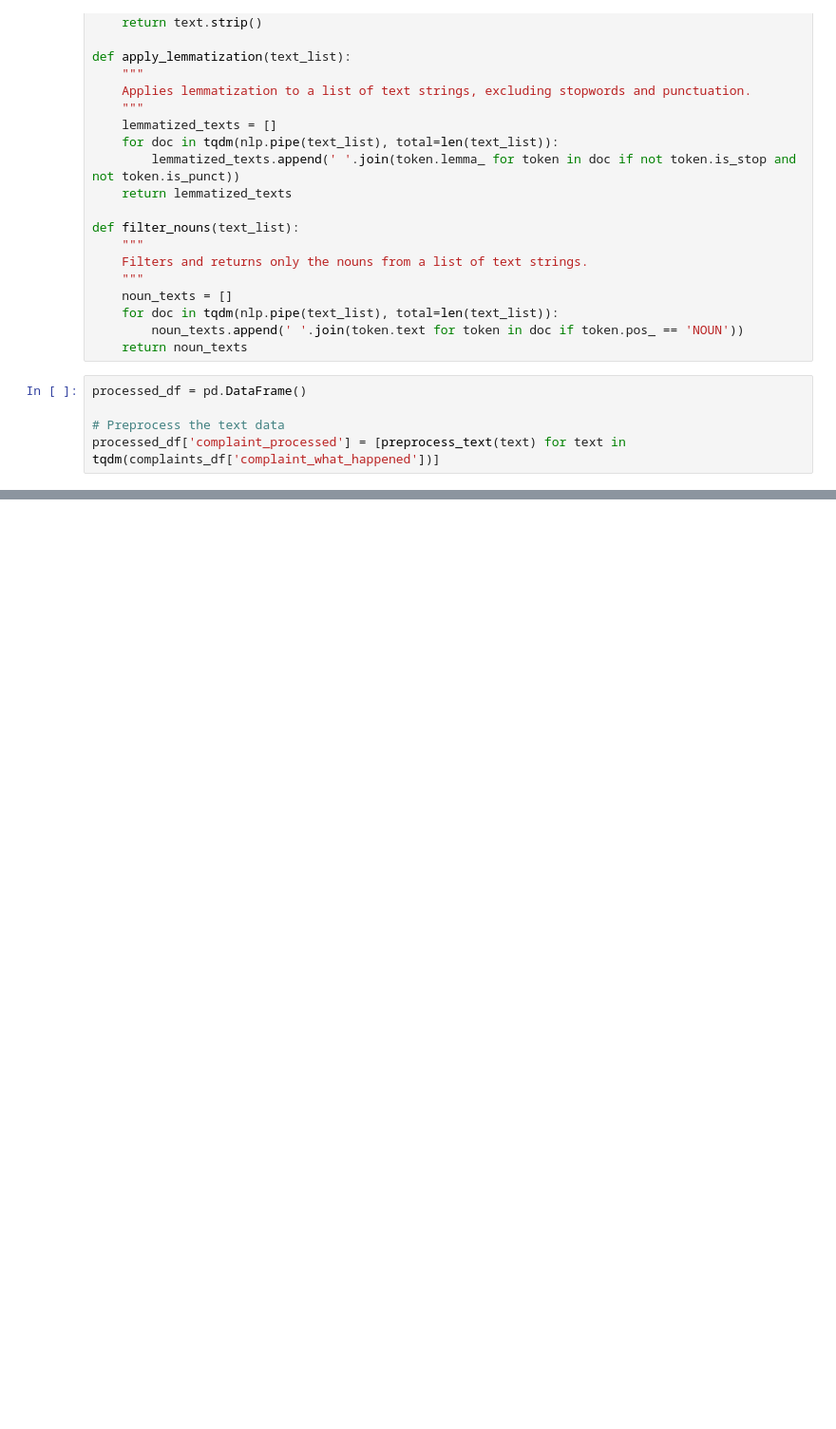
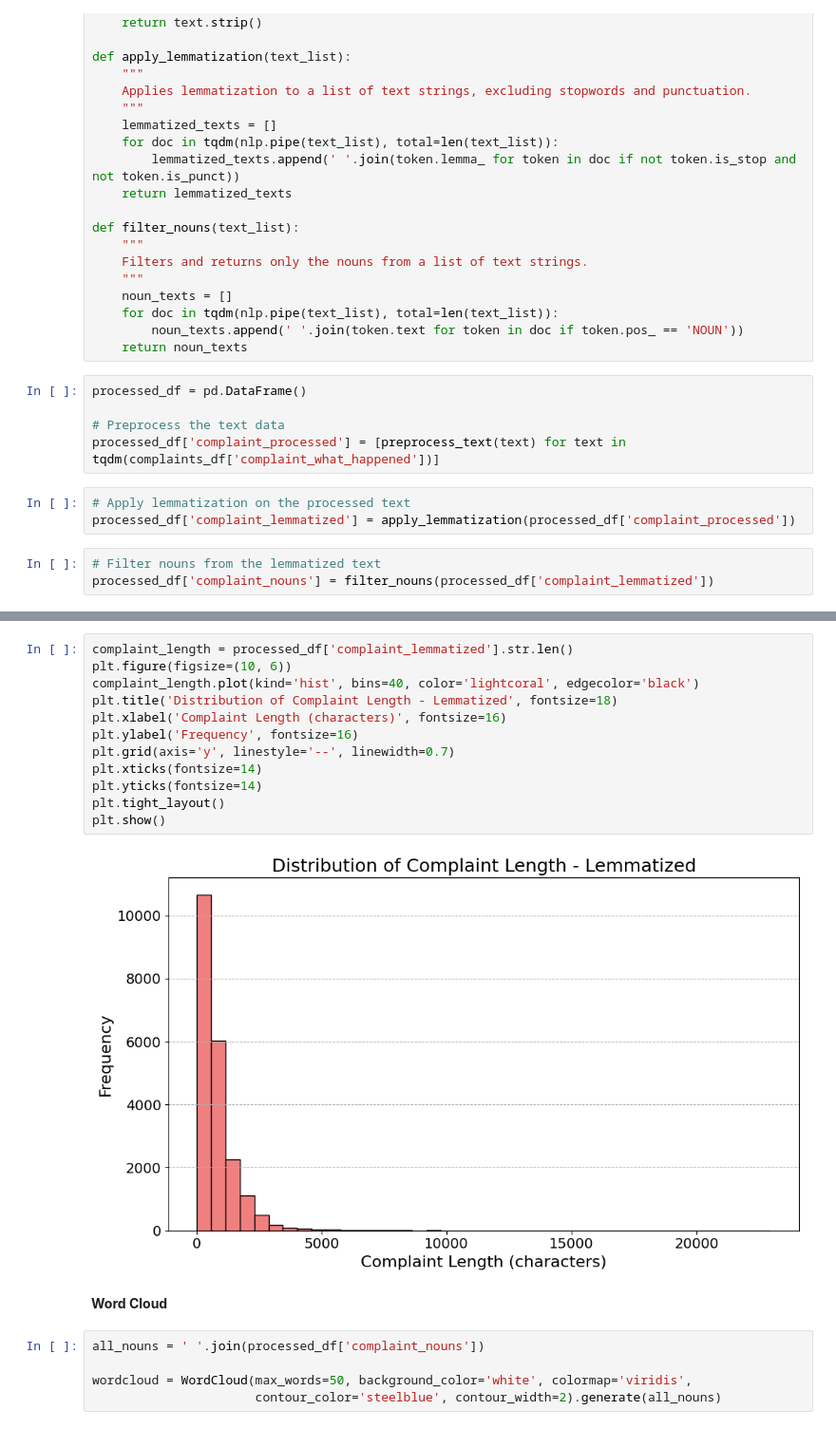
Before and after one commit to bhutto17/Automated-Customer-Complaints-Classification-Leveraging-NLP-and-Machine-Learning, a Jupyter notebook: Automated Customer Complaints Classification Leveraging NLP and Machinne Learning.ipynb, the cells around one changed output, grey strips where cells are left out. Shown at 95% size. Cells and saved outputs as stored; diff of their text form; blank space fills up the shorter version.

Commit message:
lemmatization complete

```diff
--- a/Automated Customer Complaints Classification Leveraging NLP and Machinne Learning.ipynb
+++ b/Automated Customer Complaints Classification Leveraging NLP and Machinne Learning.ipynb
@@ -389,3 +389,9 @@ processed_df = pd.DataFrame()
 
 # Preprocess the text data
 processed_df['complaint_processed'] = [preprocess_text(text) for text in tqdm(complaints_df['complaint_what_happened'])]
+# %%
+# Apply lemmatization on the processed text
+processed_df['complaint_lemmatized'] = apply_lemmatization(processed_df['complaint_processed'])
+# %%
+# Filter nouns from the lemmatized text
+processed_df['complaint_nouns'] = filter_nouns(processed_df['complaint_lemmatized'])
@@ -391,0 +408,21 @@ processed_df['complaint_processed'] = [preprocess_text(text) for text in tqdm(co
+# %%
+complaint_length = processed_df['complaint_lemmatized'].str.len()
+plt.figure(figsize=(10, 6))
+complaint_length.plot(kind='hist', bins=40, color='lightcoral', edgecolor='black')
+plt.title('Distribution of Complaint Length - Lemmatized', fontsize=18)
+plt.xlabel('Complaint Length (characters)', fontsize=16)
+plt.ylabel('Frequency', fontsize=16)
+plt.grid(axis='y', linestyle='--', linewidth=0.7)
+plt.xticks(fontsize=14)
+plt.yticks(fontsize=14)
+plt.tight_layout()
+plt.show()
+# %% [output]
+[figure, added]
+# %% [markdown]
+**Word Cloud**
+# %%
+all_nouns = ' '.join(processed_df['complaint_nouns'])
+
+wordcloud = WordCloud(max_words=50, background_color='white', colormap='viridis',
+                      contour_color='steelblue', contour_width=2).generate(all_nouns)
```
Also changed, not shown: parts of 12 cells of this notebook.
